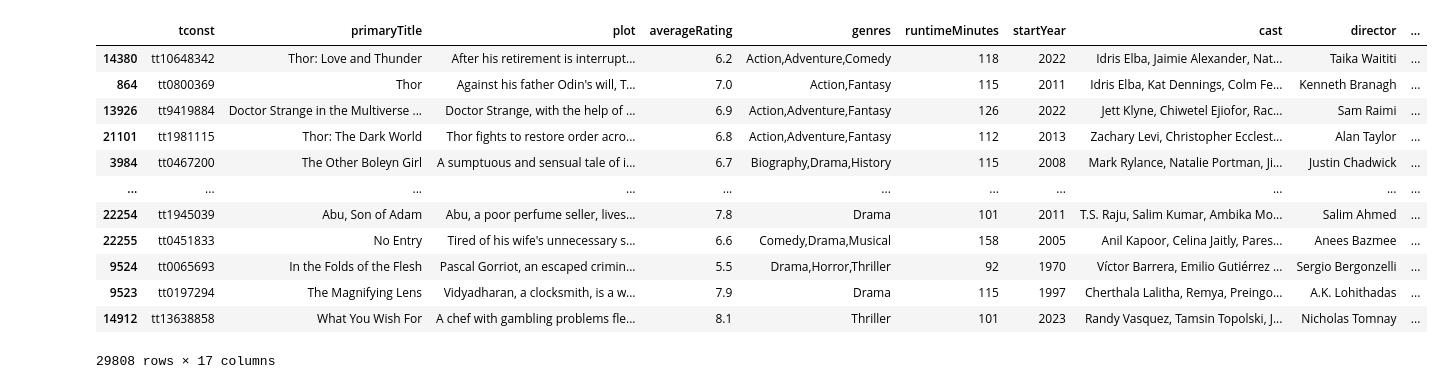
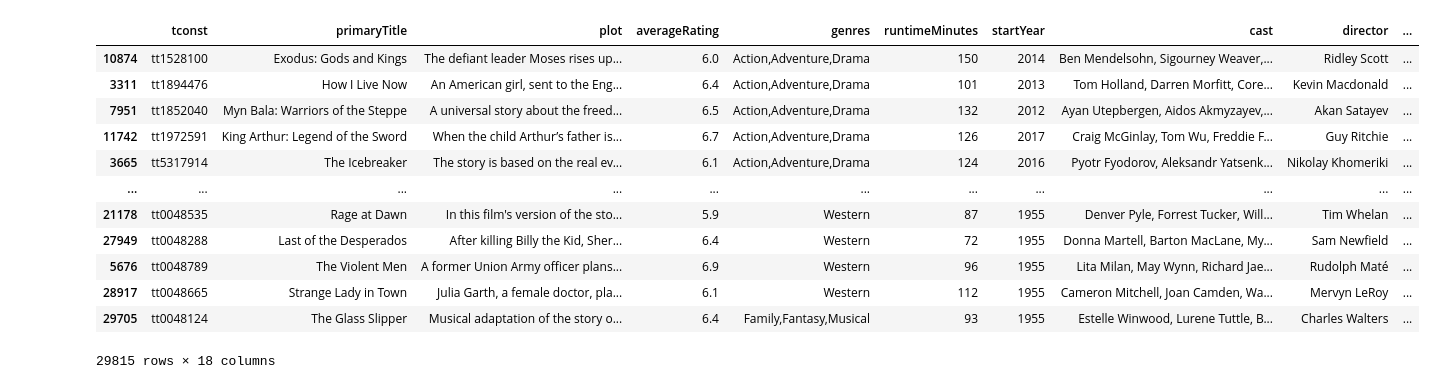
Before and after one commit to Roland-02/Cinephile.com, a Jupyter notebook: recommendEngine.ipynb, the cells around one changed output. Saved outputs shown, nothing was run; the diff lists cells and outputs as text; code cells hidden in the pictures.

```diff
--- a/recommendEngine.ipynb
+++ b/recommendEngine.ipynb
@@ -925,7 +585,7 @@ data['total_likeable'] = data.apply(lambda x: count_likeable(x), axis=1)
 data['soup'] = data.apply(lambda x: create_soup(x, attributes), axis=1)
 # %%
 # get update user profile and loved films
-get_profile = get_user_profile('57')
+get_profile = get_user_profile('56')
 user_profile = get_profile[0]
 lovedFilms = get_profile[1]
 
@@ -945,43 +605,43 @@ genre_features = [col for col in liked_genre.columns if col != 'likeage']
 meta_features = [col for col in liked_meta.columns if col != 'likeage']
 
 # Call the function with the selected columns
 plot_matrix = create_similarity_vector(data[plot_features], liked_plot[plot_features])
 crew_matrix = create_similarity_vector(data[crew_features], liked_crew[crew_features])
 cast_matrix = create_similarity_vector(data[cast_features], liked_cast[cast_features])
 genre_matrix = create_similarity_vector(data[genre_features], liked_genre[genre_features])
 meta_matrix = create_euclidean_vector(data[meta_features], liked_meta[meta_features])
 
 
 # Similarity vectors for each group
 similarity_vectors = {
     'plot': plot_matrix,
     'cast': cast_matrix,
     'crew': crew_matrix,
     'genre': genre_matrix,
     'meta': meta_matrix
 }
 
 user_profile_groups = {
     'plot': liked_plot,
     'cast': liked_cast,
     'crew': liked_crew,
     'genre': liked_genre,
     'meta': liked_meta
 }
 
 
-get_similar_films(cast_matrix, lovedFilms)
+get_combined_recommendations(user_profile_groups, similarity_vectors, user_profile)
 # %% [output]
 |  | tconst | primaryTitle | plot | averageRating | genres | runtimeMinutes | startYear | cast | director | ... |
-| 14380 | tt10648342 | Thor: Love and Thunder | After his retirement is interrupt... | 6.2 | Action,Adventure,Comedy | 118 | 2022 | Idris Elba, Jaimie Alexander, Nat... | Taika Waititi | ... |
-| 864 | tt0800369 | Thor | Against his father Odin's will, T... | 7.0 | Action,Fantasy | 115 | 2011 | Idris Elba, Kat Dennings, Colm Fe... | Kenneth Branagh | ... |
-| 13926 | tt9419884 | Doctor Strange in the Multiverse ... | Doctor Strange, with the help of ... | 6.9 | Action,Adventure,Fantasy | 126 | 2022 | Jett Klyne, Chiwetel Ejiofor, Rac... | Sam Raimi | ... |
-| 21101 | tt1981115 | Thor: The Dark World | Thor fights to restore order acro... | 6.8 | Action,Adventure,Fantasy | 112 | 2013 | Zachary Levi, Christopher Ecclest... | Alan Taylor | ... |
-| 3984 | tt0467200 | The Other Boleyn Girl | A sumptuous and sensual tale of i... | 6.7 | Biography,Drama,History | 115 | 2008 | Mark Rylance, Natalie Portman, Ji... | Justin Chadwick | ... |
+| 10874 | tt1528100 | Exodus: Gods and Kings | The defiant leader Moses rises up... | 6.0 | Action,Adventure,Drama | 150 | 2014 | Ben Mendelsohn, Sigourney Weaver,... | Ridley Scott | ... |
+| 3311 | tt1894476 | How I Live Now | An American girl, sent to the Eng... | 6.4 | Action,Adventure,Drama | 101 | 2013 | Tom Holland, Darren Morfitt, Core... | Kevin Macdonald | ... |
+| 7951 | tt1852040 | Myn Bala: Warriors of the Steppe | A universal story about the freed... | 6.5 | Action,Adventure,Drama | 132 | 2012 | Ayan Utepbergen, Aidos Akmyzayev,... | Akan Satayev | ... |
+| 11742 | tt1972591 | King Arthur: Legend of the Sword | When the child Arthur’s father is... | 6.7 | Action,Adventure,Drama | 126 | 2017 | Craig McGinlay, Tom Wu, Freddie F... | Guy Ritchie | ... |
+| 3665 | tt5317914 | The Icebreaker | The story is based on the real ev... | 6.1 | Action,Adventure,Drama | 124 | 2016 | Pyotr Fyodorov, Aleksandr Yatsenk... | Nikolay Khomeriki | ... |
 | ... | ... | ... | ... | ... | ... | ... | ... | ... | ... | ... |
-| 22254 | tt1945039 | Abu, Son of Adam | Abu, a poor perfume seller, lives... | 7.8 | Drama | 101 | 2011 | T.S. Raju, Salim Kumar, Ambika Mo... | Salim Ahmed | ... |
-| 22255 | tt0451833 | No Entry | Tired of his wife's unnecessary s... | 6.6 | Comedy,Drama,Musical | 158 | 2005 | Anil Kapoor, Celina Jaitly, Pares... | Anees Bazmee | ... |
-| 9524 | tt0065693 | In the Folds of the Flesh | Pascal Gorriot, an escaped crimin... | 5.5 | Drama,Horror,Thriller | 92 | 1970 | Víctor Barrera, Emilio Gutiérrez ... | Sergio Bergonzelli | ... |
-| 9523 | tt0197294 | The Magnifying Lens | Vidyadharan, a clocksmith, is a w... | 7.9 | Drama | 115 | 1997 | Cherthala Lalitha, Remya, Preingo... | A.K. Lohithadas | ... |
-| 14912 | tt13638858 | What You Wish For | A chef with gambling problems fle... | 8.1 | Thriller | 101 | 2023 | Randy Vasquez, Tamsin Topolski, J... | Nicholas Tomnay | ... |
+| 21178 | tt0048535 | Rage at Dawn | In this film's version of the sto... | 5.9 | Western | 87 | 1955 | Denver Pyle, Forrest Tucker, Will... | Tim Whelan | ... |
+| 27949 | tt0048288 | Last of the Desperados | After killing Billy the Kid, Sher... | 6.4 | Western | 72 | 1955 | Donna Martell, Barton MacLane, My... | Sam Newfield | ... |
+| 5676 | tt0048789 | The Violent Men | A former Union Army officer plans... | 6.9 | Western | 96 | 1955 | Lita Milan, May Wynn, Richard Jae... | Rudolph Maté | ... |
+| 28917 | tt0048665 | Strange Lady in Town | Julia Garth, a female doctor, pla... | 6.1 | Western | 112 | 1955 | Cameron Mitchell, Joan Camden, Wa... | Mervyn LeRoy | ... |
+| 29705 | tt0048124 | The Glass Slipper | Musical adaptation of the story o... | 6.4 | Family,Fantasy,Musical | 93 | 1955 | Estelle Winwood, Lurene Tuttle, B... | Charles Walters | ... |
-29808 rows × 17 columns
+29815 rows × 18 columns
```
Also changed, not shown: parts of 6 cells of this notebook, 3 other files.
